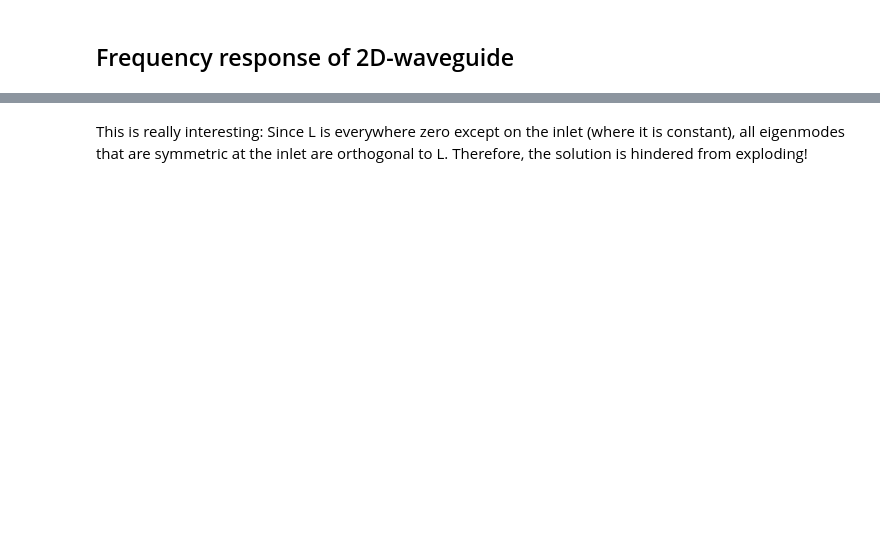
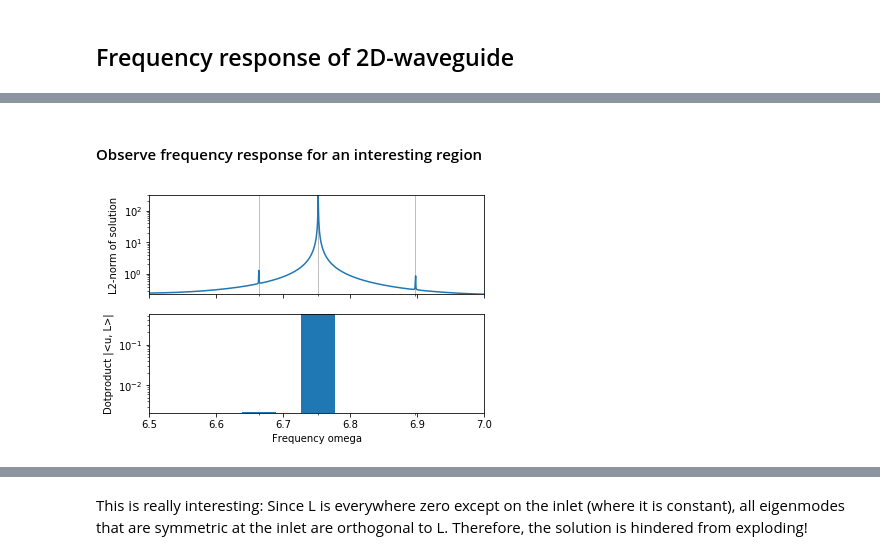
Before and after one commit to FMatti/Maxwell-MRI, a Jupyter notebook: scripts/wg2D_frequency_response.ipynb, the cells around one changed output, grey strips where cells are left out. Saved outputs shown, nothing was run; the diff lists cells and outputs as text; code cells hidden in the pictures; blank space fills up the shorter version.

```diff
--- a/scripts/wg2D_frequency_response.ipynb
+++ b/scripts/wg2D_frequency_response.ipynb
@@ -173,0 +44,7 @@ plt.savefig('L.png', dpi=300)
+# %% [markdown]
+#### Observe frequency response for an interesting region
+# %%
+omegas = np.linspace(6.5, 7, 1000)
+_, eigvecs, _ = helpers.plot_solution_L2_norms(omegas, K, M, L, V, bc)
+# %% [output]
+[figure, added]
```
Also changed, not shown: parts of 47 cells of this notebook, 6 other files.
